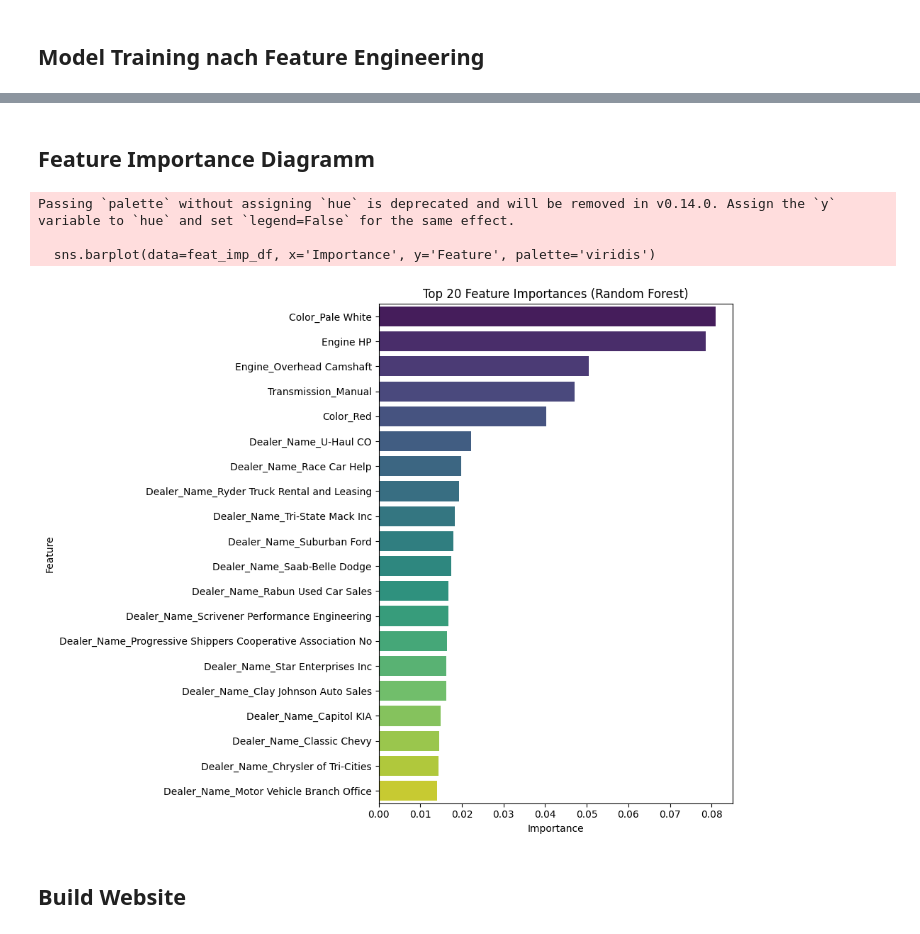
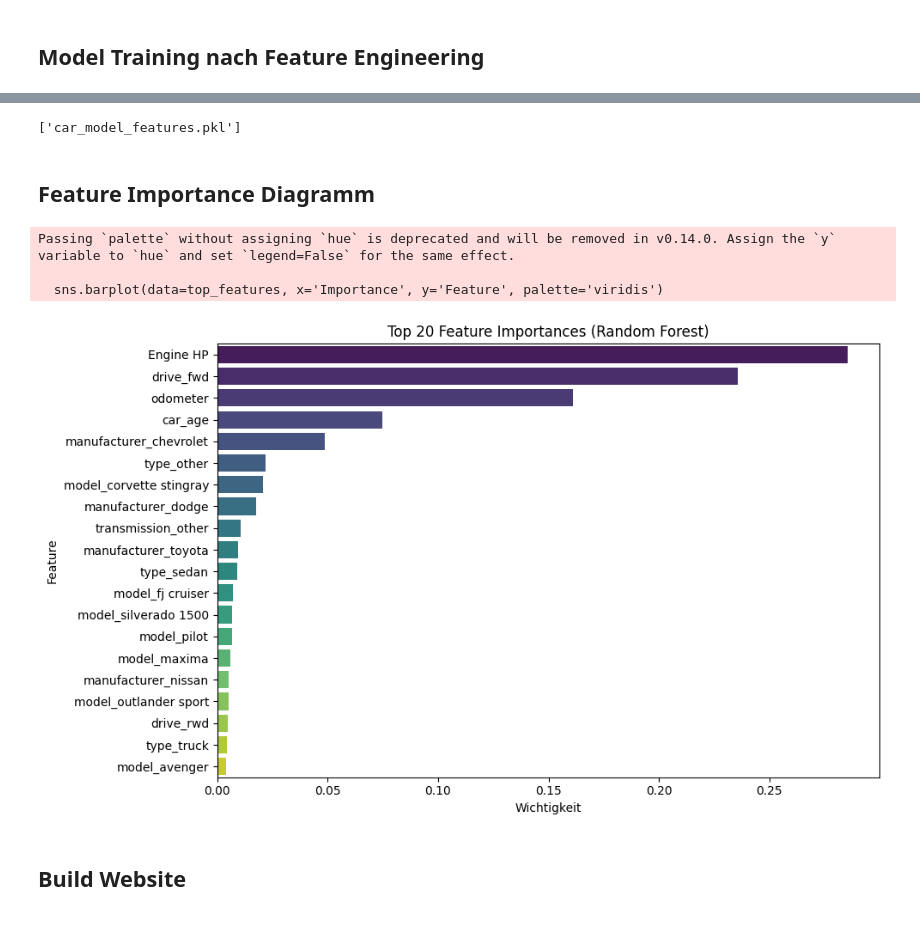
Before and after one commit to graf-tim/end-to-end-application, a Jupyter notebook: Used_Car_Price_Predictor.ipynb, the cells around one changed output, grey strips where cells are left out. Saved outputs shown, nothing was run; the diff lists cells and outputs as text; code cells hidden in the pictures.

```diff
--- a/Used_Car_Price_Predictor.ipynb
+++ b/Used_Car_Price_Predictor.ipynb
@@ -275,30 +231,46 @@ Test RMSE:  9511.009815570695
+# %%
+import joblib
+
+# Modell speichern
+joblib.dump(random_forest_model, "car_price_model.pkl")
+
+# Auch Trainings-Feature-Namen speichern (für spätere Reproduktion)
+joblib.dump(X_train.columns.tolist(), "car_model_features.pkl")
+# %% [output]
+['car_model_features.pkl']
 # %% [markdown]
 ## Feature Importance Diagramm
 # %%
 import matplotlib.pyplot as plt
 import seaborn as sns
 
-# Feature-Importances vom Random Forest Modell extrahieren
+# Feature Importances aus dem trainierten Random Forest Modell
 importances = random_forest_model.feature_importances_
-feature_names = X.columns  # oder df_encoded.drop(columns=['Annual Income', 'Price ($)']).columns
+feature_names = X_train.columns
 
-# DataFrame für Visualisierung
-feat_imp_df = pd.DataFrame({'Feature': feature_names, 'Importance': importances})
-feat_imp_df = feat_imp_df.sort_values(by='Importance', ascending=False).head(20)  # Top 20 Features
+# In DataFrame für bessere Darstellung
+feature_importance_df = pd.DataFrame({
+    'Feature': feature_names,
+    'Importance': importances
+}).sort_values(by='Importance', ascending=False)
+
+# Top 20 Features anzeigen (optional kannst du die Zahl anpassen)
+top_n = 20
+top_features = feature_importance_df.head(top_n)
 
 # Plot
-plt.figure(figsize=(10, 8))
-sns.barplot(data=feat_imp_df, x='Importance', y='Feature', palette='viridis')
-plt.title('Top 20 Feature Importances (Random Forest)')
-plt.xlabel('Importance')
+plt.figure(figsize=(10, 6))
+sns.barplot(data=top_features, x='Importance', y='Feature', palette='viridis')
+plt.title(f'Top {top_n} Feature Importances (Random Forest)')
+plt.xlabel('Wichtigkeit')
 plt.ylabel('Feature')
 plt.tight_layout()
 plt.show()
 # %% [output]
 Passing `palette` without assigning `hue` is deprecated and will be removed in v0.14.0. Assign the `y` variable to `hue` and set `legend=False` for the same effect.
 
-  sns.barplot(data=feat_imp_df, x='Importance', y='Feature', palette='viridis')
+  sns.barplot(data=top_features, x='Importance', y='Feature', palette='viridis')
-[figure, old version]
+[figure, new version]
 # %% [markdown]
 ## Build Website
 # %%
```
Also changed, not shown: parts of 5 cells of this notebook.
